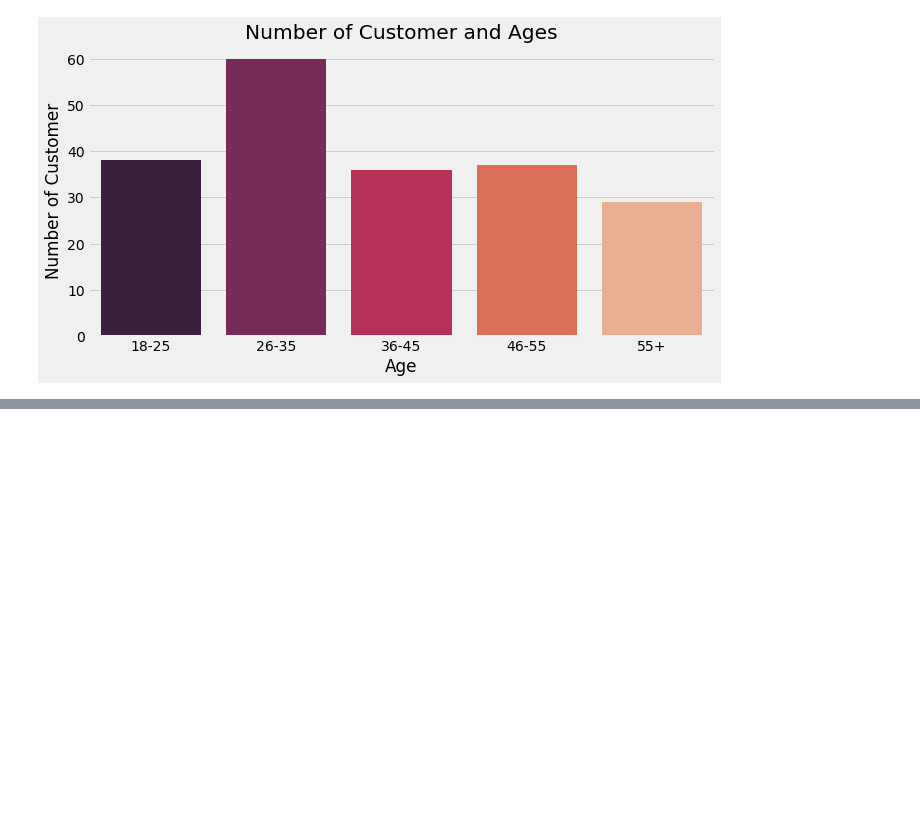
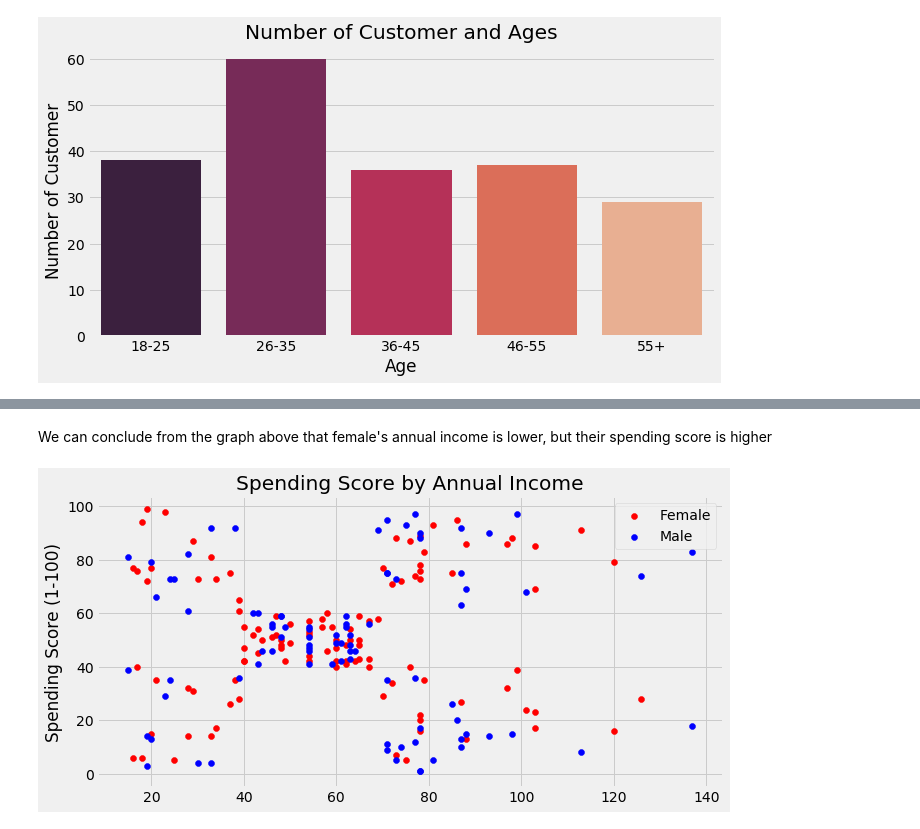
Before and after one commit to NoaAizer/ML_projects, a Jupyter notebook: Mall_Customers.ipynb, the cells around one changed output, grey strips where cells are left out. Cells and saved outputs as stored; diff of their text form; code cells hidden in the pictures; blank space fills up the shorter version.

```diff
--- a/Mall_Customers.ipynb
+++ b/Mall_Customers.ipynb
@@ -98,0 +108,15 @@ plt.show()
+# %% [markdown]
+We can conclude from the graph above that female's annual income is lower, but their spending score is higher
+# %%
+df0=df[df['Gender']==0]
+df1=df[df['Gender']==1]
+fig = plt.figure(figsize=(10,5))
+plt.scatter(df1['Annual_Income'], df1['Spending_Score'],color='red',label='Female')
+plt.scatter(df0['Annual_Income'], df0['Spending_Score'],color='blue',label='Male')
+
+plt.ylabel('Spending Score (1-100)')
+plt.title('Spending Score by Annual Income')
+plt.legend()
+plt.show()
+# %% [output]
+[figure, added]
```
Also changed, not shown: parts of 9 cells of this notebook.
